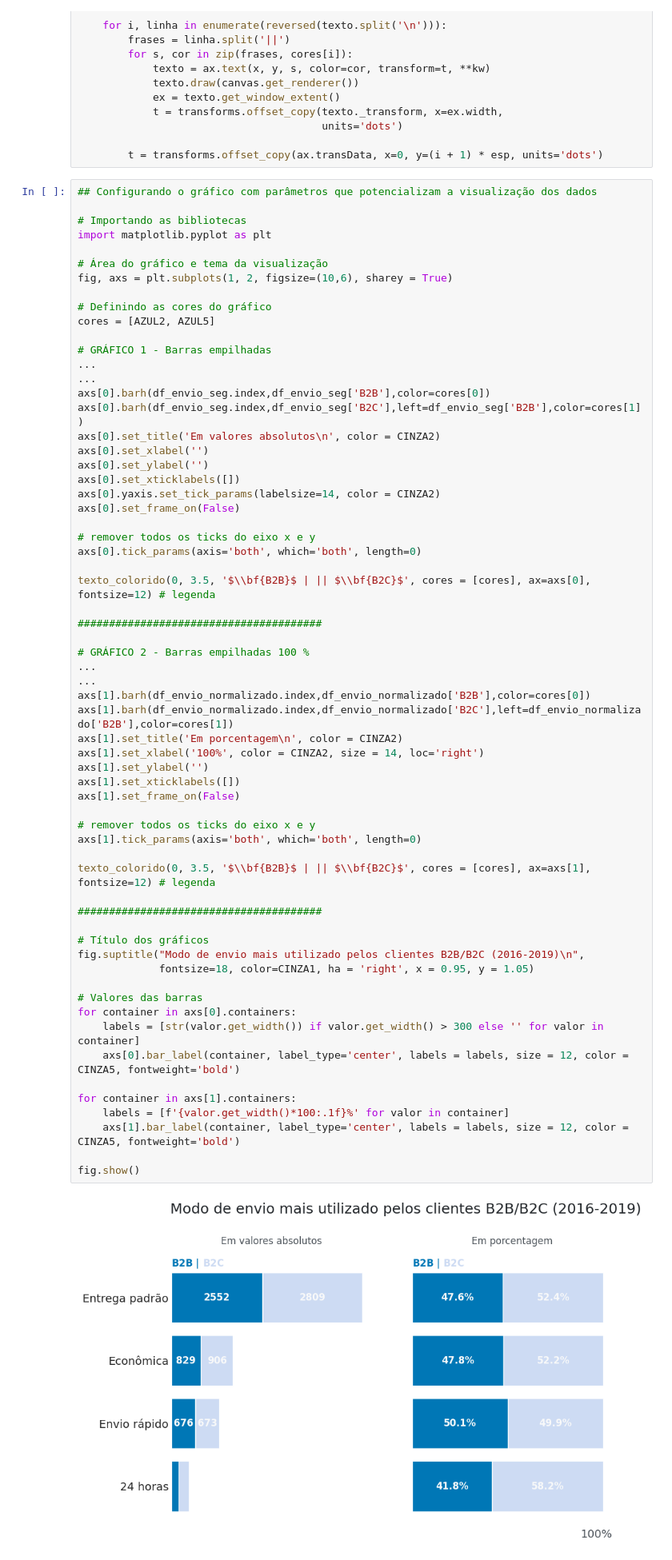
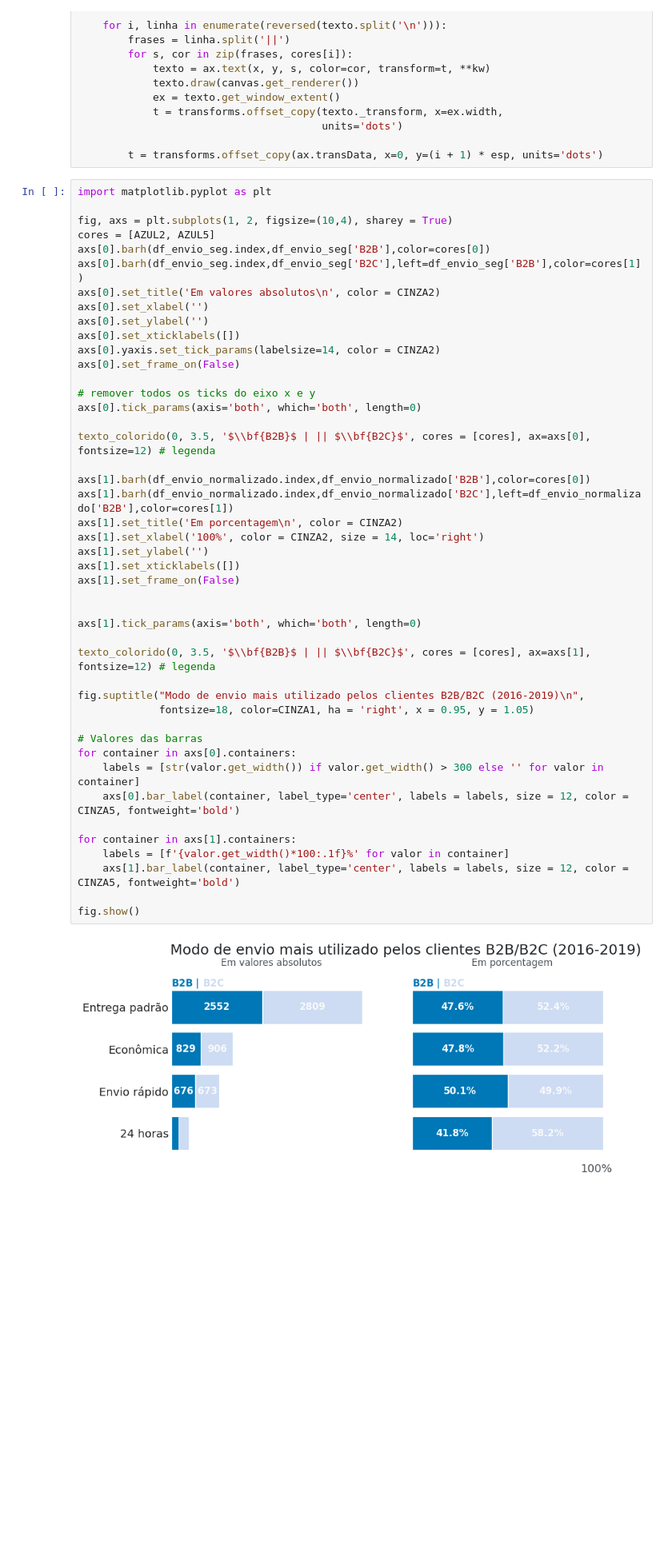
Before and after one commit to Jgabriel1800/Vendas_departamento, a Jupyter notebook: Vendas_departamento.ipynb, the cells around one changed output. Shown at 80% size. Saved outputs shown, nothing was run; the diff lists cells and outputs as text; blank space fills up the shorter version.

```diff
--- a/Vendas_departamento.ipynb
+++ b/Vendas_departamento.ipynb
@@ -414,20 +414,10 @@ def texto_colorido(x, y, texto, cores, esp=20, ax=None, **kw):
 
         t = transforms.offset_copy(ax.transData, x=0, y=(i + 1) * esp, units='dots')
 # %%
-## Configurando o gráfico com parâmetros que potencializam a visualização dos dados
-
-# Importando as bibliotecas
 import matplotlib.pyplot as plt
 
-# Área do gráfico e tema da visualização
-fig, axs = plt.subplots(1, 2, figsize=(10,6), sharey = True)
-
-# Definindo as cores do gráfico
+fig, axs = plt.subplots(1, 2, figsize=(10,4), sharey = True)
 cores = [AZUL2, AZUL5]
-
-# GRÁFICO 1 - Barras empilhadas
-...
-...
 axs[0].barh(df_envio_seg.index,df_envio_seg['B2B'],color=cores[0])
 axs[0].barh(df_envio_seg.index,df_envio_seg['B2C'],left=df_envio_seg['B2B'],color=cores[1])
 axs[0].set_title('Em valores absolutos\n', color = CINZA2)
@@ -441,43 +431,35 @@ axs[0].set_frame_on(False)
 axs[0].tick_params(axis='both', which='both', length=0)
 
 texto_colorido(0, 3.5, '$\\bf{B2B}$ | || $\\bf{B2C}$', cores = [cores], ax=axs[0], fontsize=12) # legenda
 
-#######################################
-
-# GRÁFICO 2 - Barras empilhadas 100 %
-...
-...
 axs[1].barh(df_envio_normalizado.index,df_envio_normalizado['B2B'],color=cores[0])
 axs[1].barh(df_envio_normalizado.index,df_envio_normalizado['B2C'],left=df_envio_normalizado['B2B'],color=cores[1])
 axs[1].set_title('Em porcentagem\n', color = CINZA2)
 axs[1].set_xlabel('100%', color = CINZA2, size = 14, loc='right')
 axs[1].set_ylabel('')
 axs[1].set_xticklabels([])
 axs[1].set_frame_on(False)
 
-# remover todos os ticks do eixo x e y
+
 axs[1].tick_params(axis='both', which='both', length=0)
 
 texto_colorido(0, 3.5, '$\\bf{B2B}$ | || $\\bf{B2C}$', cores = [cores], ax=axs[1], fontsize=12) # legenda
 
-#######################################
-
-# Título dos gráficos
 fig.suptitle("Modo de envio mais utilizado pelos clientes B2B/B2C (2016-2019)\n",
              fontsize=18, color=CINZA1, ha = 'right', x = 0.95, y = 1.05)
 
 # Valores das barras
 for container in axs[0].containers:
     labels = [str(valor.get_width()) if valor.get_width() > 300 else '' for valor in container]
     axs[0].bar_label(container, label_type='center', labels = labels, size = 12, color = CINZA5, fontweight='bold')
 
 for container in axs[1].containers:
     labels = [f'{valor.get_width()*100:.1f}%' for valor in container]
     axs[1].bar_label(container, label_type='center', labels = labels, size = 12, color = CINZA5, fontweight='bold')
 
 fig.show()
 # %% [output]
-[figure, old version]
+[figure, new version]
 # %% [markdown]
 **Vamos analisar o total de vendas pro trimestre do estado de São Paulo**
 # %%
```
Also changed, not shown: parts of 11 cells of this notebook.
